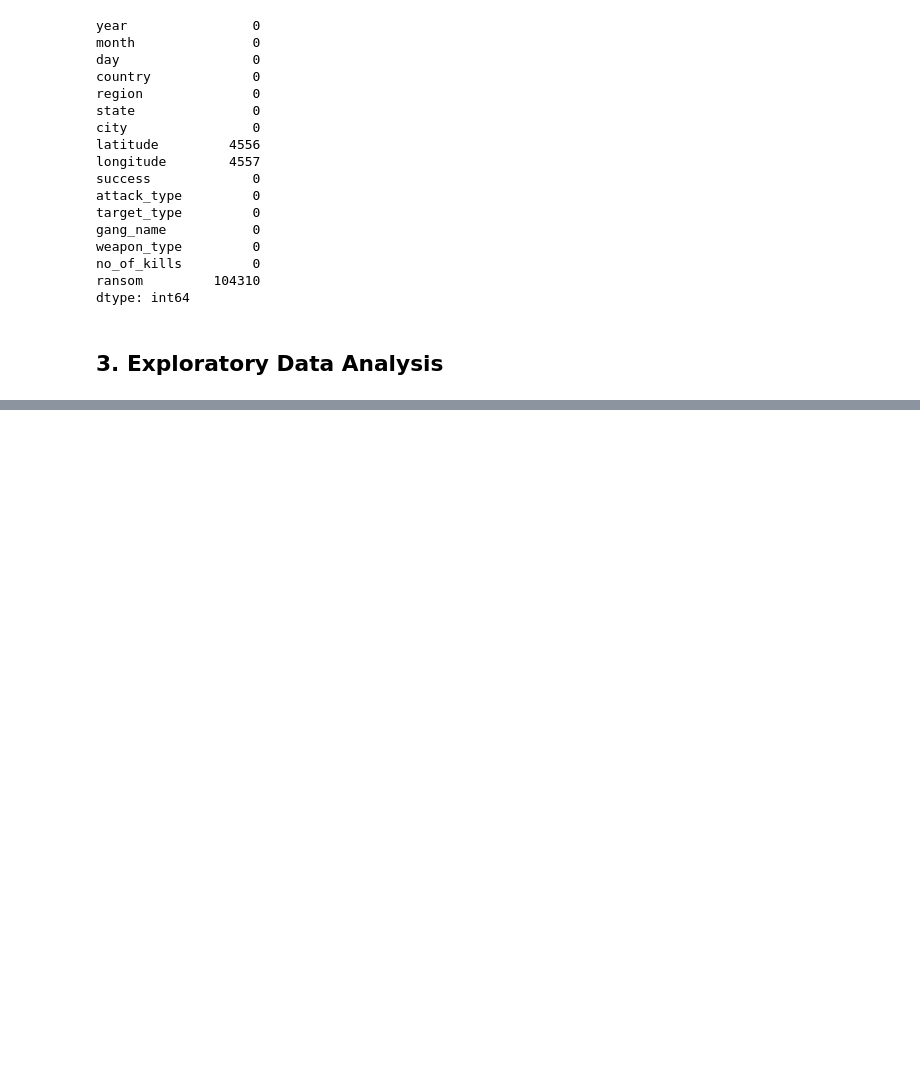
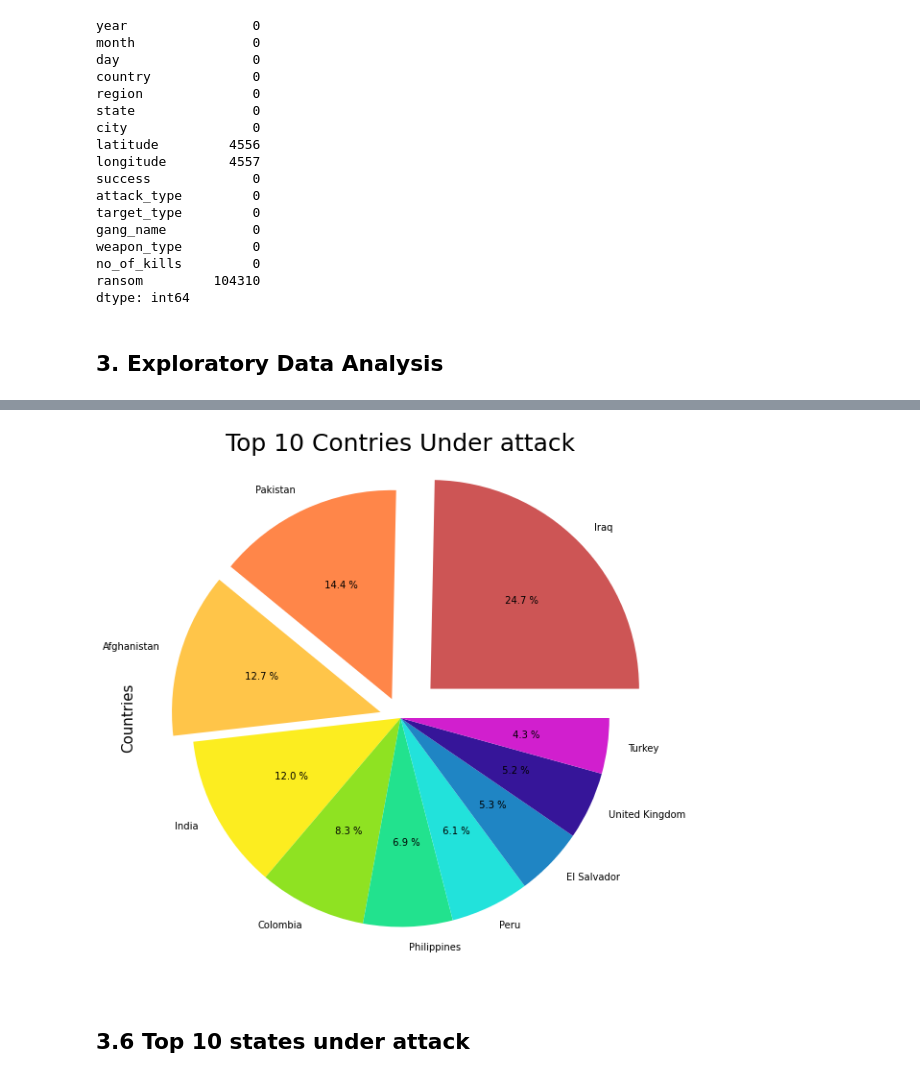
Before and after one commit to Dshivank/EDA-Global-Terrorism-Analysis, a Jupyter notebook: Global_Terrorism_Analysis_Capstone_Project.ipynb, the cells around one changed output, grey strips where cells are left out. Cells and saved outputs as stored; diff of their text form; code cells hidden in the pictures; blank space fills up the shorter version.

```diff
--- a/Global_Terrorism_Analysis_Capstone_Project.ipynb
+++ b/Global_Terrorism_Analysis_Capstone_Project.ipynb
@@ -255,0 +351,3 @@ attack_2014.plot(kind = 'barh')
+# %%
+top_10_countries = terrorism_data_new['country'].value_counts().head(10)
+top_10_countries
@@ -255,0 +366,23 @@ attack_2014.plot(kind = 'barh')
+# %%
+# Defining the explode
+myexplode = [0.2, 0.1, 0.1, 0, 0, 0, 0, 0, 0, 0 ]
+color_set = ["#CD5555","#ff8649","#ffc549","#fced20","#8fe222","#22e28e","#22e2db","#1f85c4","#361599","#d11fce"]
+
+# Plotting the Pie Chart
+top_10_countries.plot(kind = 'pie', explode = myexplode,autopct ='% 1.1f %%',colors = color_set)
+
+# Set a title of the chart.
+plt.title('Top 10 Contries Under attack', fontsize = 25)
+
+# Set the y label
+plt.ylabel('Countries', fontsize = 15)
+
+# Setting the figure size
+plt.rcParams['figure.figsize'] = (20, 10)
+
+# Display a figure.
+plt.show()
+# %% [output]
+[figure, added]
+# %% [markdown]
+## <b> 3.6 Top 10 states under attack
```
Also changed, not shown: parts of 31 cells of this notebook.
